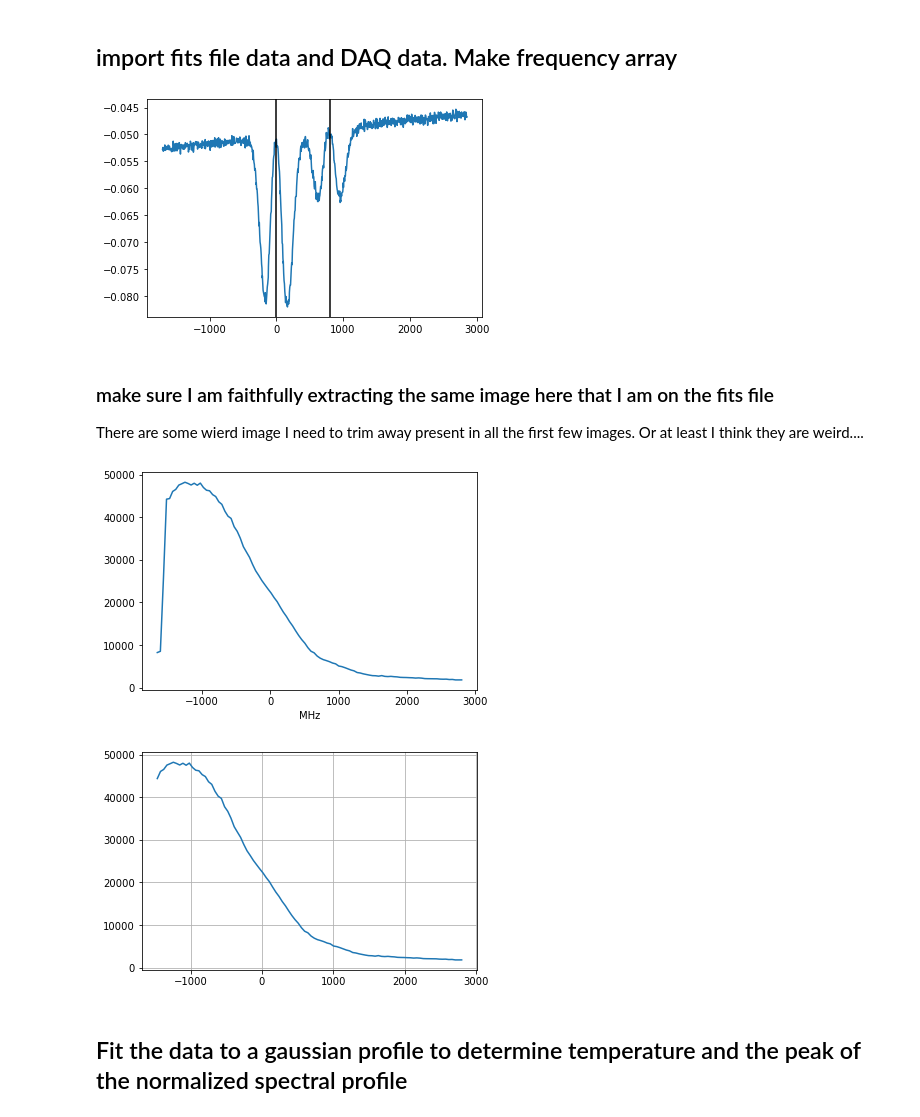
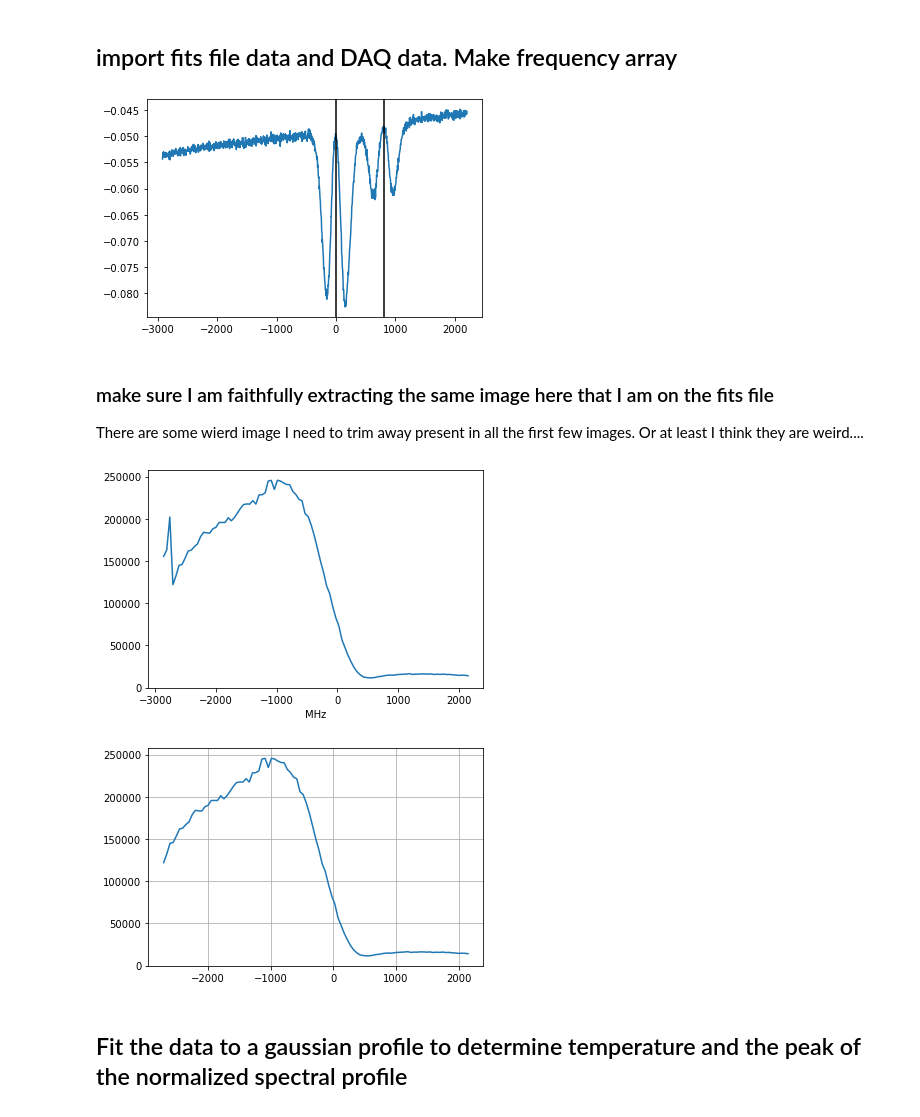
Before and after one commit to BillyTheKidPhysicist/pythonNotebooksAndTools, a Jupyter notebook: ovenFluxMeasure.ipynb, the cells around one changed output. Drawn from its saved outputs; the diff is of its cells as text; code cells hidden in the pictures.

```diff
--- a/ovenFluxMeasure.ipynb
+++ b/ovenFluxMeasure.ipynb
@@ -10,11 +10,11 @@ import matplotlib.pyplot as plt
 #run 16 and 18 are from 1_20_2022
 #others are from 1_27_2022
 
-runName='run18'
-atomicBeamRadiusDict={'run18':5e-3,'run16':7.5e-3,'run20':5e-3,'run21':5e-3,'run22':5e-3,'run23':5e-3}
+runName='run58'
+atomicBeamRadiusDict={'run18':5e-3,'run16':7.5e-3,'run20':5e-3,'run21':5e-3,'run22':5e-3,'run23':5e-3,'run62':5e-3,'run58':5e-3}
 #really rough guess for run16. FOr others I assume they are the same as run18 because the laser is in the same place
 #beacuse it appears to be so
-powerDict={'run18':19.8e-6,'run16':19.8e-6,'run20':5.9e-6,'run21':6.0e-6,'run22':2.38e-6,'run23':2.7e-6}
+powerDict={'run18':19.8e-6,'run16':19.8e-6,'run20':5.9e-6,'run21':6.0e-6,'run22':2.38e-6,'run23':2.7e-6,'run62':2.1e-6,'run58':2.8e-6}
 windowFactor=.93 #horizontal beam goes through 1 window
 P=windowFactor*powerDict[runName]
 w=3.0e-3 #meters
@@ -54,27 +54,27 @@ imagesArrRaw=imagesArrRaw.astype(float) #need to convert to float from int16
 imagesArrRaw=np.flip(imagesArrRaw,axis=1)
 assert len(imagesArrRaw.shape)==3
 # %%
-voltZeroFreqDict={'run18':-1.01,'run16':-1.01,'run20':.465,'run21':.465,'run22':.485,'run23':.5}
+voltZeroFreqDict={'run18':-1.01,'run16':-1.01,'run20':.465,'run21':.465,'run22':.485,'run23':.5,'run62':.625,'run58':.625}
 daqData=np.loadtxt(filePath+runName+'DAQData.csv',delimiter=',') #everything looks good and agrees
 voltArrTotal=daqData[:,0]
-
+scanRangeDict={'run18':(-3.9,3.9),'run16':(-3.9,3.9),'run20':(-4.4,4.4),'run21':(-4.4,4.4),'run22':(-4.4,4.4),'run23':(-4.4,4.4),'run62':(-4.4,4.4),'run58':(-4.4,4.4)}
 # %matplotlib tk
 # plt.plot(daqData[:,0],daqData[:,1])
 # plt.show()
-%matplotlib inline
+# %matplotlib inline
 voltZeroFreq=voltZeroFreqDict[runName] #from the graph
-scanStart=-3.9
-scanStop=3.9
+scanStart,scanStop=scanRangeDict[runName]
+assert scanStart>daqData[:,0].min() and scanStop<daqData[:,0].max()
 HzPerVolt=570.0*1e6
 voltArr=np.linspace(scanStart,scanStop,len(imagesArrRaw))
 freqArrRaw=(voltArr-voltZeroFreq)*HzPerVolt
 freqArrTotal=(voltArrTotal-voltZeroFreq)*HzPerVolt
 plt.plot(freqArrTotal/1e6,daqData[:,1])
 plt.axvline(x=0.0,c='black')
 plt.axvline(x=804.0,c='black')
 plt.show()
 # %% [output]
-[figure, old version]
+[figure, new version]
 # %%
 #we have no dark image so I have to get the background by inspection
 backgroundValue=imagesArrRaw.min()
@@ -89,7 +89,8 @@ There are some wierd image I need to trim away present in all the first few imag
 #y: in and out of image
 #z: vertical
 subImageFitCoordsDict={'run18':[[226,228],[169,171]],'run16':[[308,310],[291,293]],'run20':[[214,216],[159,161]],
-        'run21':[[214,216],[159,161]],'run22':[[214,216],[159,161]],'run23':[[214,216],[159,161]]} #counted at center of pixel
+        'run21':[[214,216],[159,161]],'run22':[[214,216],[159,161]],'run23':[[214,216],[159,161]],
+                       'run62':[[208,210],[155,157]],'run58':[[208,210],[155,157]]} #counted at center of pixel
 subImageCoords=subImageFitCoordsDict[runName]
 
 assert imagesArr.min()>=0.0
@@ -106,9 +107,9 @@ plt.plot(freqArrRaw/1e6,spectralProfileFull)
 plt.xlabel('MHz')
 plt.show()
 # %% [output]
-[figure, old version]
+[figure, new version]
 # %%
-weirdImagesDict={'run18':4,'run16':4,'run20':3,'run21':3,'run22':3,'run23':3}
+weirdImagesDict={'run18':4,'run16':4,'run20':3,'run21':3,'run22':3,'run23':3,'run62':3,'run58':3}
 weirdImages=weirdImagesDict[runName]
 spectralProfile=spectralProfileFull[weirdImages:]
 freqArr=freqArrRaw[weirdImages :]
@@ -116,6 +117,6 @@ plt.plot(freqArr/1e6,spectralProfile)
 plt.grid()
 plt.show()
 # %% [output]
-[figure, old version]
+[figure, new version]
 # %% [markdown]
 ## Fit the data to a gaussian profile to determine temperature and the peak of the normalized spectral profile
```
Also changed, not shown: parts of 6 cells of this notebook.
